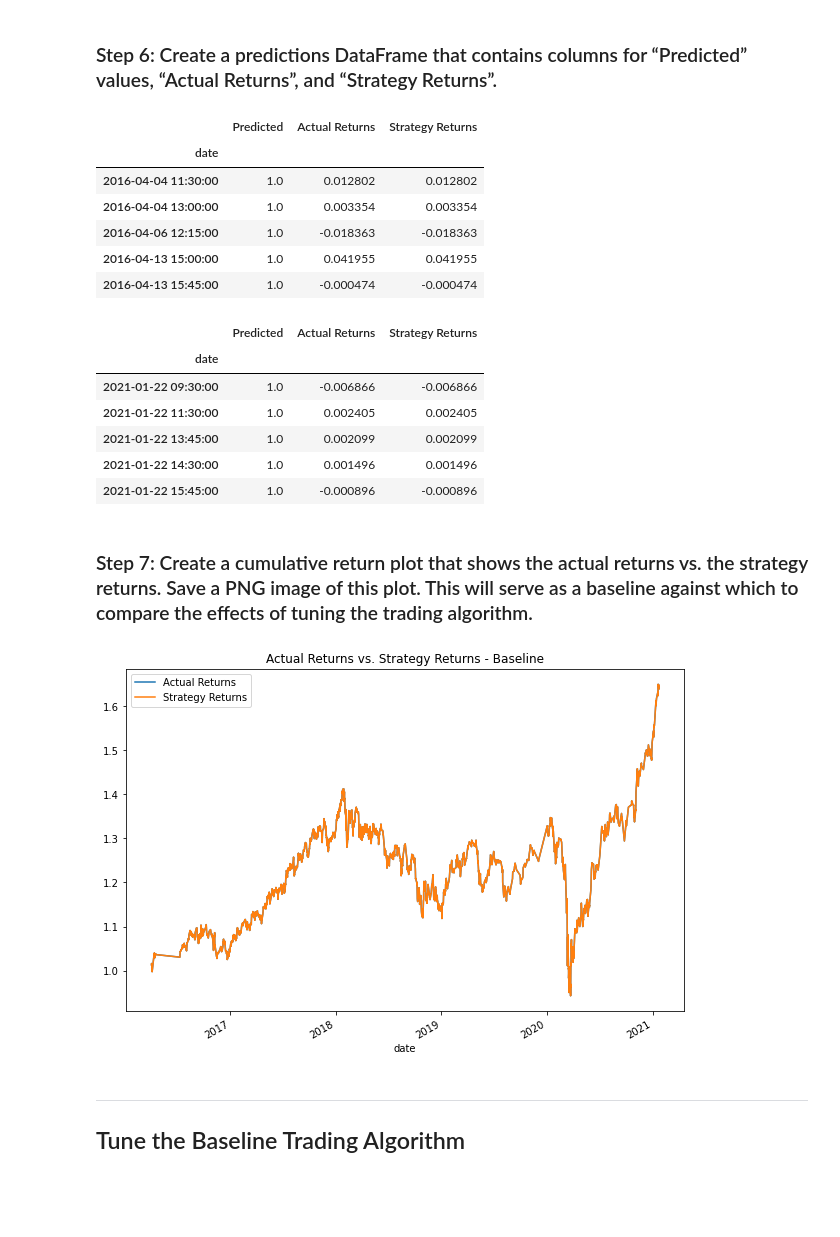
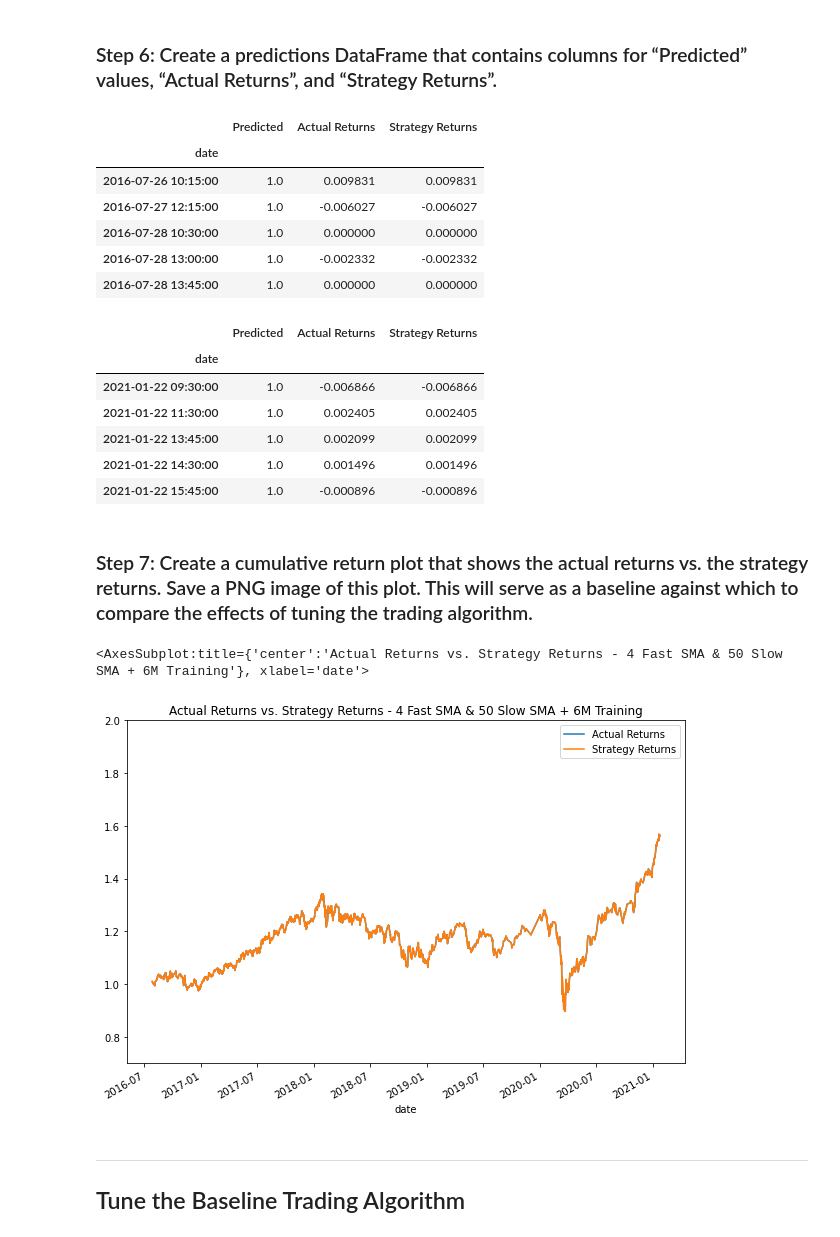
Before and after one commit to jake-viss/UW_Fintech_Challenge_14, a Jupyter notebook: machine_learning_trading_bot.ipynb, the cells around one changed output. Drawn from its saved outputs; the diff is of its cells as text; code cells hidden in the pictures; blank space fills up the shorter version.

```diff
--- a/machine_learning_trading_bot.ipynb
+++ b/machine_learning_trading_bot.ipynb
@@ -139,8 +139,8 @@ display(signals_df.tail())
 ## Step 2: Generate trading signals using short- and long-window SMA values.
 # %%
 # Set the short window and long window
-short_window = 4
-long_window = 100
+short_window = 2
+long_window = 25
 
 # Generate the fast and slow simple moving averages (4 and 100 days, respectively)
 signals_df['SMA_Fast'] = signals_df['close'].rolling(window=short_window).mean()
@@ -265,6 +275,6 @@ print(training_begin)
 # %%
 # Select the ending period for the training data with an offset of 3 months
-training_end = X.index.min() + DateOffset(months=12)
+training_end = X.index.min() + DateOffset(months=6)
 
 # Display the training end date
 print(training_end)
@@ -384,11 +394,11 @@ display(predictions_df.tail())
 # %% [output]
 |  | Predicted | Actual Returns | Strategy Returns |
 | date |  |  |  |
-| 2016-04-04 11:30:00 | 1.0 | 0.012802 | 0.012802 |
-| 2016-04-04 13:00:00 | 1.0 | 0.003354 | 0.003354 |
-| 2016-04-06 12:15:00 | 1.0 | -0.018363 | -0.018363 |
-| 2016-04-13 15:00:00 | 1.0 | 0.041955 | 0.041955 |
-| 2016-04-13 15:45:00 | 1.0 | -0.000474 | -0.000474 |
+| 2016-07-26 10:15:00 | 1.0 | 0.009831 | 0.009831 |
+| 2016-07-27 12:15:00 | 1.0 | -0.006027 | -0.006027 |
+| 2016-07-28 10:30:00 | 1.0 | 0.000000 | 0.000000 |
+| 2016-07-28 13:00:00 | 1.0 | -0.002332 | -0.002332 |
+| 2016-07-28 13:45:00 | 1.0 | 0.000000 | 0.000000 |
 |  | Predicted | Actual Returns | Strategy Returns |
 | date |  |  |  |
 | 2021-01-22 09:30:00 | 1.0 | -0.006866 | -0.006866 |
@@ -400,10 +410,11 @@ display(predictions_df.tail())
 ### Step 7: Create a cumulative return plot that shows the actual returns vs. the strategy returns. Save a PNG image of this plot. This will serve as a baseline against which to compare the effects of tuning the trading algorithm.
 # %%
 # Plot the actual returns versus the strategy returns
-(1+predictions_df[['Actual Returns','Strategy Returns']]).cumprod().plot(figsize=(10,7), title="Actual Returns vs. Strategy Returns - Baseline")
-plt.savefig('Plot_Images/1YRtrain_plot.png')
+(1+predictions_df[['Actual Returns','Strategy Returns']]).cumprod().plot(figsize=(10,7), ylim=[.7,2.0], title="Actual Returns vs. Strategy Returns - 4 Fast SMA & 50 Slow SMA + 6M Training")
+#plt.savefig('Plot_Images/4F50S_SMA_6Mtrain_plot.png')
 # %% [output]
+<AxesSubplot:title={'center':'Actual Returns vs. Strategy Returns - 4 Fast SMA & 50 Slow SMA + 6M Training'}, xlabel='date'>
-[figure, old version]
+[figure, new version]
 # %% [markdown]
 ---
 
```
Also changed, not shown: parts of 12 cells of this notebook, 11 other files.
